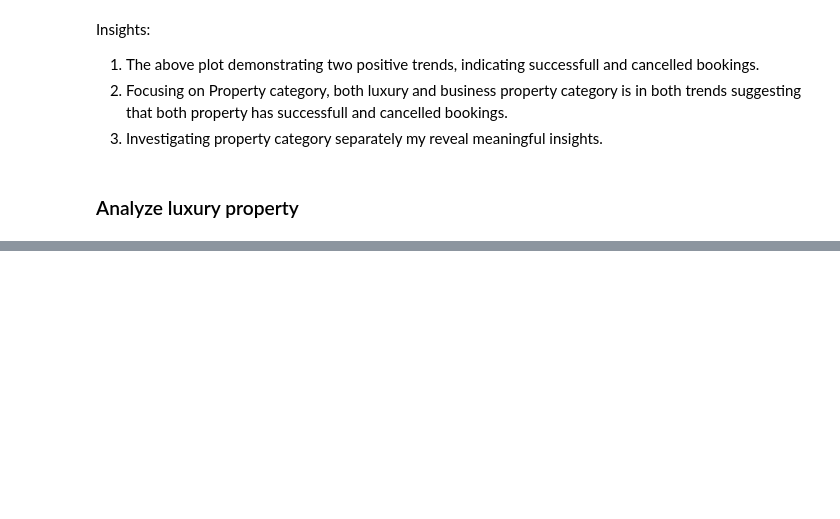
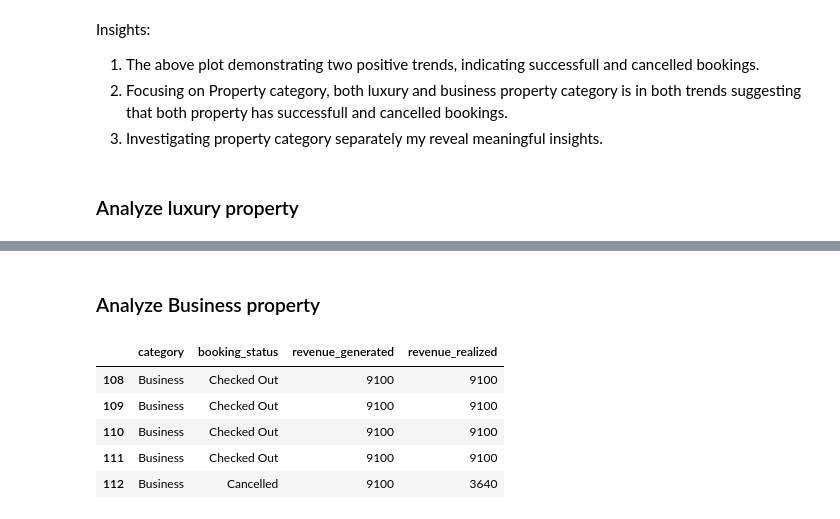
Before and after one commit to Bhuvi128/Hospitality-Revenue-Optimization-Data-analysis, a Jupyter notebook: Hospitality Revenue Optimzation.ipynb, the cells around one changed output, grey strips where cells are left out. Saved outputs shown, nothing was run; the diff lists cells and outputs as text; code cells hidden in the pictures; blank space fills up the shorter version.

```diff
--- a/Hospitality Revenue Optimzation.ipynb
+++ b/Hospitality Revenue Optimzation.ipynb
@@ -817,0 +846,12 @@ Insights:
+# %% [markdown]
+### Analyze Business property
+# %%
+business_prop = prop_cat_rev[prop_cat_rev['category'] == 'Business']
+business_prop.head()
+# %% [output]
+|  | category | booking_status | revenue_generated | revenue_realized |
+| 108 | Business | Checked Out | 9100 | 9100 |
+| 109 | Business | Checked Out | 9100 | 9100 |
+| 110 | Business | Checked Out | 9100 | 9100 |
+| 111 | Business | Checked Out | 9100 | 9100 |
+| 112 | Business | Cancelled | 9100 | 3640 |
```
Also changed, not shown: parts of 7 cells of this notebook.
